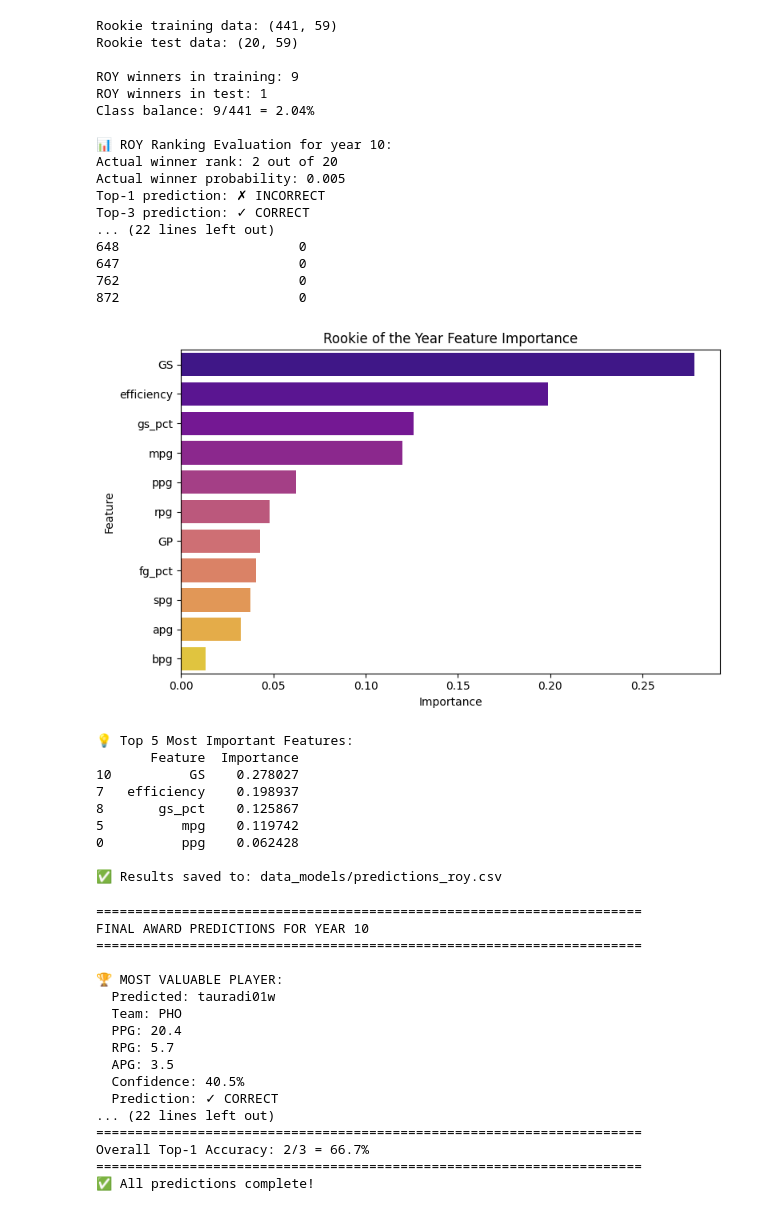
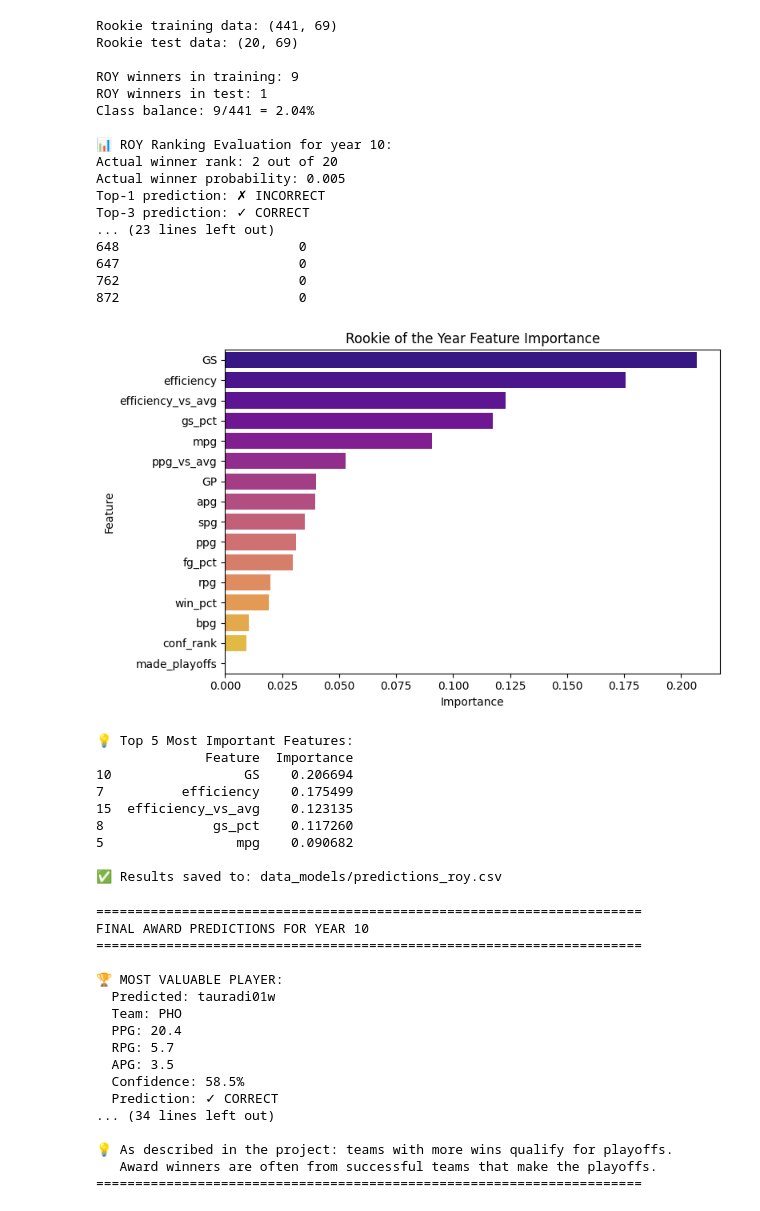
Before and after one commit to torradoov/Data_Mining-WNBA, a Jupyter notebook: 04_c).ipynb, the cells around one changed output. Cells and saved outputs as stored; diff of their text form; code cells hidden in the pictures.

```diff
--- a/04_c).ipynb
+++ b/04_c).ipynb
@@ -283,7 +344,8 @@ test_data = player_df[player_df["year"] == target_year]
 # ===============================================================
 features_dpoy = [
     'spg', 'bpg', 'rpg', 'mpg', 'efficiency',
-    'gs_pct', 'win_pct', 'GP', 'GS'
+    'gs_pct', 'win_pct', 'GP', 'GS',
+    'made_playoffs', 'conf_rank'
 ]
 target = 'won_defensive_player_of_the_year'
 
@@ -329,6 +391,9 @@ if len(actual_winner_id) > 0:
     print(f"Top-1 prediction: {'✓ CORRECT' if winner_rank == 1 else '✗ INCORRECT'}")
     print(f"Top-3 prediction: {'✓ CORRECT' if winner_rank <= 3 else '✗ INCORRECT'}")
     print(f"Top-5 prediction: {'✓ CORRECT' if winner_rank <= 5 else '✗ INCORRECT'}")
+
+    mrr = 1.0 / winner_rank
+    print(f"Mean Reciprocal Rank: {mrr:.4f}")
 else:
     print("\nNo DPOY winner in test set")
 
@@ -338,9 +403,10 @@ else:
 print("\n🛡️ Top 10 DPOY candidates:")
 top_dpoy = test_data[[
     'playerID', 'tmID', 'spg', 'bpg', 'rpg',
+    'win_pct', 'made_playoffs',
     'dpoy_proba', 'dpoy_rank', 'won_defensive_player_of_the_year'
 ]].sort_values('dpoy_proba', ascending=False).head(10)
-print(top_dpoy[['playerID', 'tmID', 'spg', 'bpg', 'rpg', 'dpoy_proba', 'dpoy_rank', 'won_defensive_player_of_the_year']])
+print(top_dpoy[['playerID', 'tmID', 'spg', 'bpg', 'win_pct', 'dpoy_proba', 'dpoy_rank', 'won_defensive_player_of_the_year']])
 
 # ===============================================================
 # 7️⃣ Feature Importance
@@ -412,7 +478,9 @@ print(f"Rookie test data: {test_rookies.shape}")
 # ===============================================================
 features_roy = [
     'ppg', 'rpg', 'apg', 'spg', 'bpg', 'mpg',
-    'fg_pct', 'efficiency', 'gs_pct', 'GP', 'GS'
+    'fg_pct', 'efficiency', 'gs_pct', 'GP', 'GS',
+    'win_pct', 'made_playoffs', 'conf_rank',
+    'ppg_vs_avg', 'efficiency_vs_avg'
 ]
 target = 'won_rookie_of_the_year'
 
@@ -458,6 +526,9 @@ if len(actual_winner_id) > 0:
     print(f"Top-1 prediction: {'✓ CORRECT' if winner_rank == 1 else '✗ INCORRECT'}")
     print(f"Top-3 prediction: {'✓ CORRECT' if winner_rank <= 3 else '✗ INCORRECT'}")
     print(f"Top-5 prediction: {'✓ CORRECT' if winner_rank <= 5 else '✗ INCORRECT'}")
+
+    mrr = 1.0 / winner_rank
+    print(f"Mean Reciprocal Rank: {mrr:.4f}")
 else:
     print("\nNo ROY winner in test set")
 
@@ -467,9 +538,10 @@ else:
 print("\n🌟 Top 10 Rookie of the Year candidates:")
 top_roy = test_rookies[[
     'playerID', 'tmID', 'ppg', 'rpg', 'apg', 'efficiency',
+    'win_pct', 'made_playoffs',
     'roy_proba', 'roy_rank', 'won_rookie_of_the_year'
 ]].sort_values('roy_proba', ascending=False).head(10)
-print(top_roy[['playerID', 'tmID', 'ppg', 'rpg', 'apg', 'roy_proba', 'roy_rank', 'won_rookie_of_the_year']])
+print(top_roy[['playerID', 'tmID', 'ppg', 'win_pct', 'roy_proba', 'roy_rank', 'won_rookie_of_the_year']])
 
 # ===============================================================
 # 7️⃣ Feature Importance
@@ -481,44 +553,44 @@ importance = pd.DataFrame({
 
 plt.figure(figsize=(8, 5))
 sns.barplot(data=importance, x='Importance', y='Feature', hue='Feature', palette='plasma', legend=False)
 plt.title('Rookie of the Year Feature Importance')
 plt.tight_layout()
 plt.show()
 
 print("\n💡 Top 5 Most Important Features:")
 print(importance.head())
 
 # ===============================================================
 # 8️⃣ Save predictions
 # ===============================================================
 test_rookies.to_csv("data_models/predictions_roy.csv", index=False)
 print("\n✅ Results saved to: data_models/predictions_roy.csv")
 # %% [output]
-Rookie training data: (441, 59)
-Rookie test data: (20, 59)
+Rookie training data: (441, 69)
+Rookie test data: (20, 69)
 
 ROY winners in training: 9
 ROY winners in test: 1
 Class balance: 9/441 = 2.04%
 
 📊 ROY Ranking Evaluation for year 10:
 Actual winner rank: 2 out of 20
 Actual winner probability: 0.005
 Top-1 prediction: ✗ INCORRECT
 Top-3 prediction: ✓ CORRECT
-... (22 lines left out)
+... (23 lines left out)
 648                       0
 647                       0
 762                       0
 872                       0
-[figure, old version]
+[figure, new version]
 💡 Top 5 Most Important Features:
-       Feature  Importance
-10          GS    0.278027
-7   efficiency    0.198937
-8       gs_pct    0.125867
-5          mpg    0.119742
-0          ppg    0.062428
+              Feature  Importance
+10                 GS    0.206694
+7          efficiency    0.175499
+15  efficiency_vs_avg    0.123135
+8              gs_pct    0.117260
+5                 mpg    0.090682
 
 ✅ Results saved to: data_models/predictions_roy.csv
 # %%
@@ -597,6 +669,32 @@ print("\n" + "="*70)
 print(f"Overall Top-1 Accuracy: {correct}/{total} = {correct/total*100:.1f}%" if total > 0 else "No winners in test set")
 print("="*70)
 print("✅ All predictions complete!")
+
+# ===============================================================
+# 🎯 FINAL INSIGHT: Awards and Team Success
+# ===============================================================
+print("\n" + "="*70)
+print("KEY INSIGHTS FROM THE BASKETBALL CONTEXT:")
+print("="*70)
+
+if len(mvp_actual) > 0:
+    mvp_team_wins = mvp_actual['win_pct'].values[0]
+    mvp_playoffs = mvp_actual['made_playoffs'].values[0]
+    print(f"\n🏆 MVP Winner's Team: {mvp_team_wins:.1%} win rate, {'made playoffs' if mvp_playoffs else 'missed playoffs'}")
+
+if len(dpoy_actual) > 0:
+    dpoy_team_wins = dpoy_actual['win_pct'].values[0]
+    dpoy_playoffs = dpoy_actual['made_playoffs'].values[0]
+    print(f"🛡️ DPOY Winner's Team: {dpoy_team_wins:.1%} win rate, {'made playoffs' if dpoy_playoffs else 'missed playoffs'}")
+
+if len(roy_actual) > 0:
+    roy_team_wins = roy_actual['win_pct'].values[0]
+    roy_playoffs = roy_actual['made_playoffs'].values[0]
+    print(f"🌟 ROY Winner's Team: {roy_team_wins:.1%} win rate, {'made playoffs' if roy_playoffs else 'missed playoffs'}")
+
+print("\n💡 As described in the project: teams with more wins qualify for playoffs.")
+print("   Award winners are often from successful teams that make the playoffs.")
+print("="*70)
 # %% [output]
 ======================================================================
 FINAL AWARD PREDICTIONS FOR YEAR 10
@@ -608,10 +706,10 @@ FINAL AWARD PREDICTIONS FOR YEAR 10
   PPG: 20.4
   RPG: 5.7
   APG: 3.5
-  Confidence: 40.5%
+  Confidence: 58.5%
   Prediction: ✓ CORRECT
-... (22 lines left out)
+... (34 lines left out)
+
+💡 As described in the project: teams with more wins qualify for playoffs.
+   Award winners are often from successful teams that make the playoffs.
 ======================================================================
-Overall Top-1 Accuracy: 2/3 = 66.7%
-======================================================================
-✅ All predictions complete!
```
Also changed, not shown: parts of 3 cells of this notebook, 4 other files.
